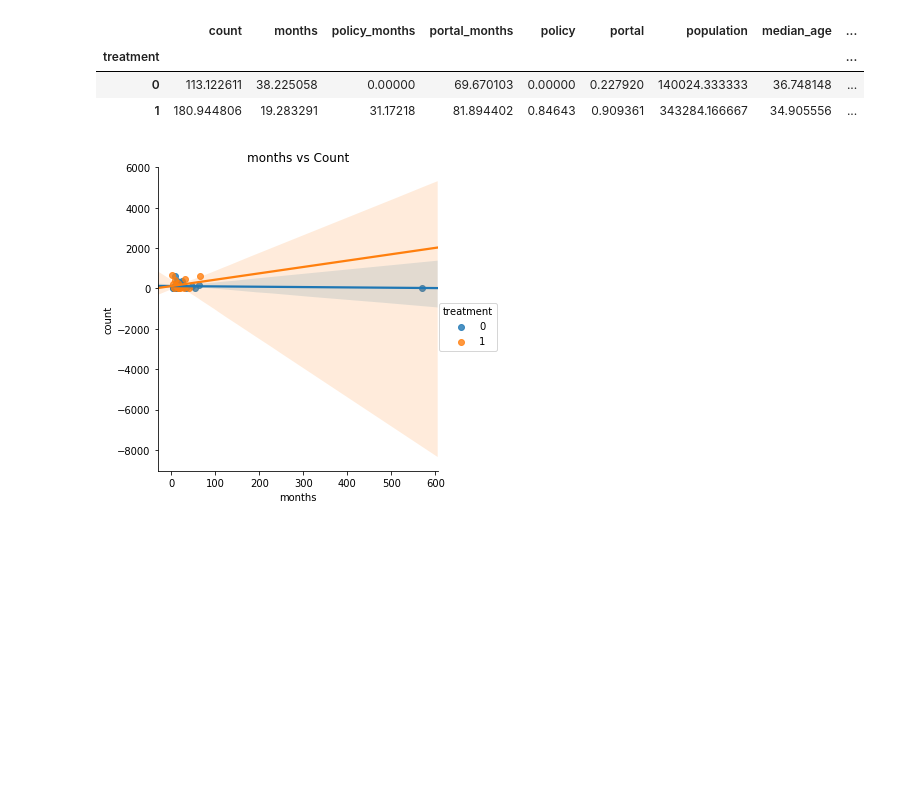
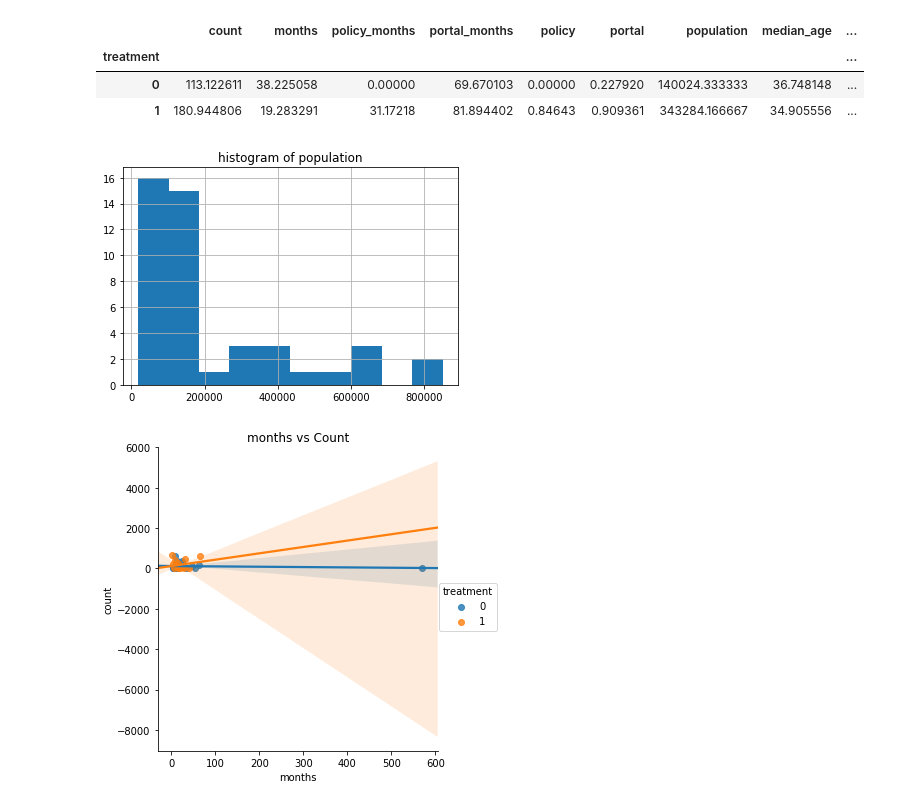
Before and after one commit to alenastern/Sunlight_FOIA, a Jupyter notebook: src/data/Data_Cleaning.ipynb, the cells around one changed output. Cells and saved outputs as stored; diff of their text form; code cells hidden in the pictures; blank space fills up the shorter version.

```diff
--- a/src/data/Data_Cleaning.ipynb
+++ b/src/data/Data_Cleaning.ipynb
@@ -317,0 +361,2 @@ len(clean_data_nocc.city_x.unique())
+# %%
+clean_data = pd.read_csv('clean_data.csv')
@@ -394,6 +443,12 @@ dm
 | treatment |  |  |  |  |  |  |  |  | ... |
 | 0 | 113.122611 | 38.225058 | 0.00000 | 69.670103 | 0.00000 | 0.227920 | 140024.333333 | 36.748148 | ... |
 | 1 | 180.944806 | 19.283291 | 31.17218 | 81.894402 | 0.84643 | 0.909361 | 343284.166667 | 34.905556 | ... |
+# %%
+avg_count['population'].hist()
+plt.title('histogram of population')
+plt.show()
+# %% [output]
+[figure, added]
 # %%
 var_list = ['months', 'portal', 'population',  'median_age', 'median_gross_rent', 'median_income',
             'pct_25_34', 'pct_male', 'pct_black', 'pct_white', 'pct_bachelor', 'Budget_1617']
```
Also changed, not shown: parts of 5 cells of this notebook.
